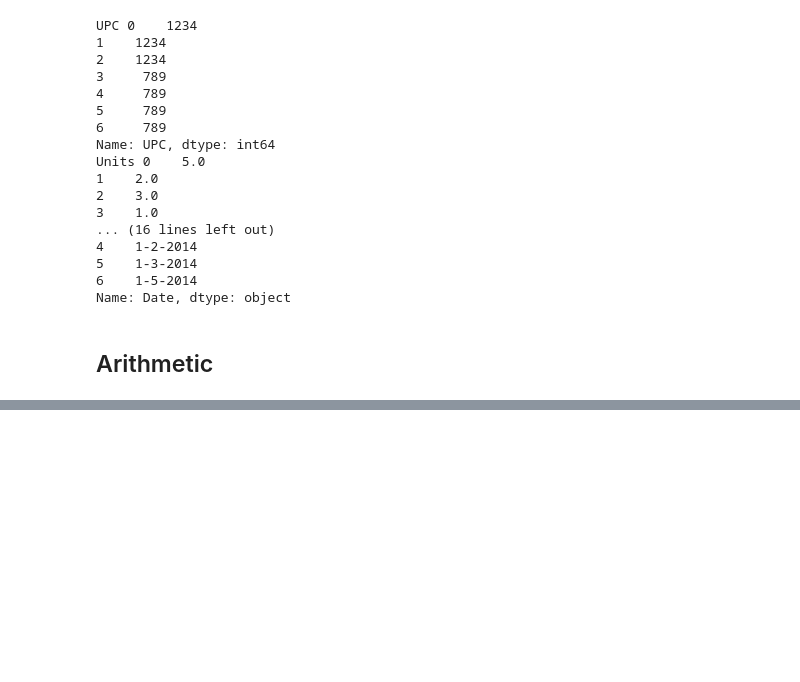
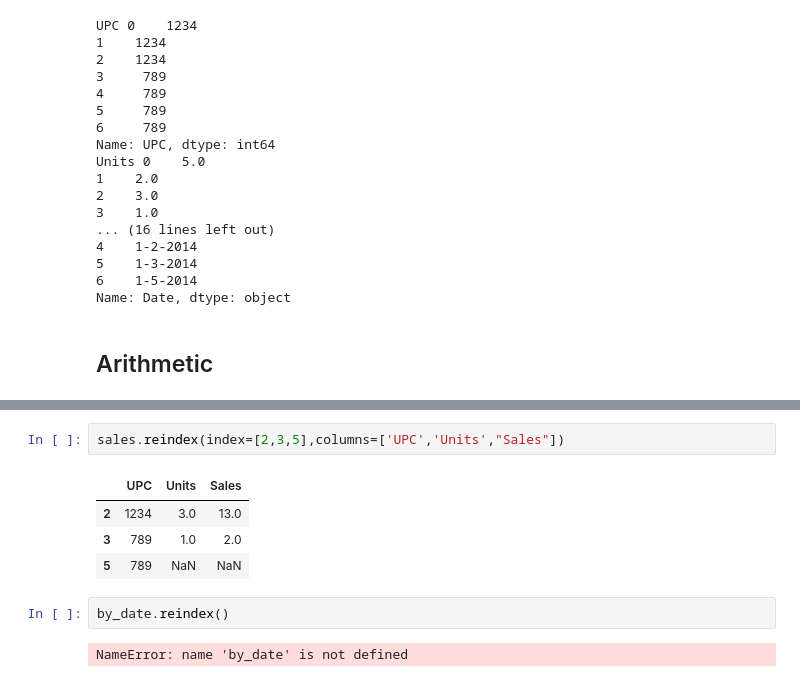
Before and after one commit to Puzan789/Study_materials-selfcreated-, a Jupyter notebook: Pandas/Learning the pandas library(Matt harrison).ipynb, the cells around one changed output, grey strips where cells are left out. Cells and saved outputs as stored; diff of their text form; blank space fills up the shorter version.

```diff
--- a/Pandas/Learning the pandas library(Matt harrison).ipynb
+++ b/Pandas/Learning the pandas library(Matt harrison).ipynb
@@ -498,0 +581,11 @@ Name: Date, dtype: object
+# %%
+sales.reindex(index=[2,3,5],columns=['UPC','Units',"Sales"])
+# %% [output]
+|  | UPC | Units | Sales |
+| 2 | 1234 | 3.0 | 13.0 |
+| 3 | 789 | 1.0 | 2.0 |
+| 5 | 789 | NaN | NaN |
+# %%
+by_date.reindex()
+# %% [output]
+NameError: name 'by_date' is not defined
```
Also changed, not shown: parts of 17 cells of this notebook.
